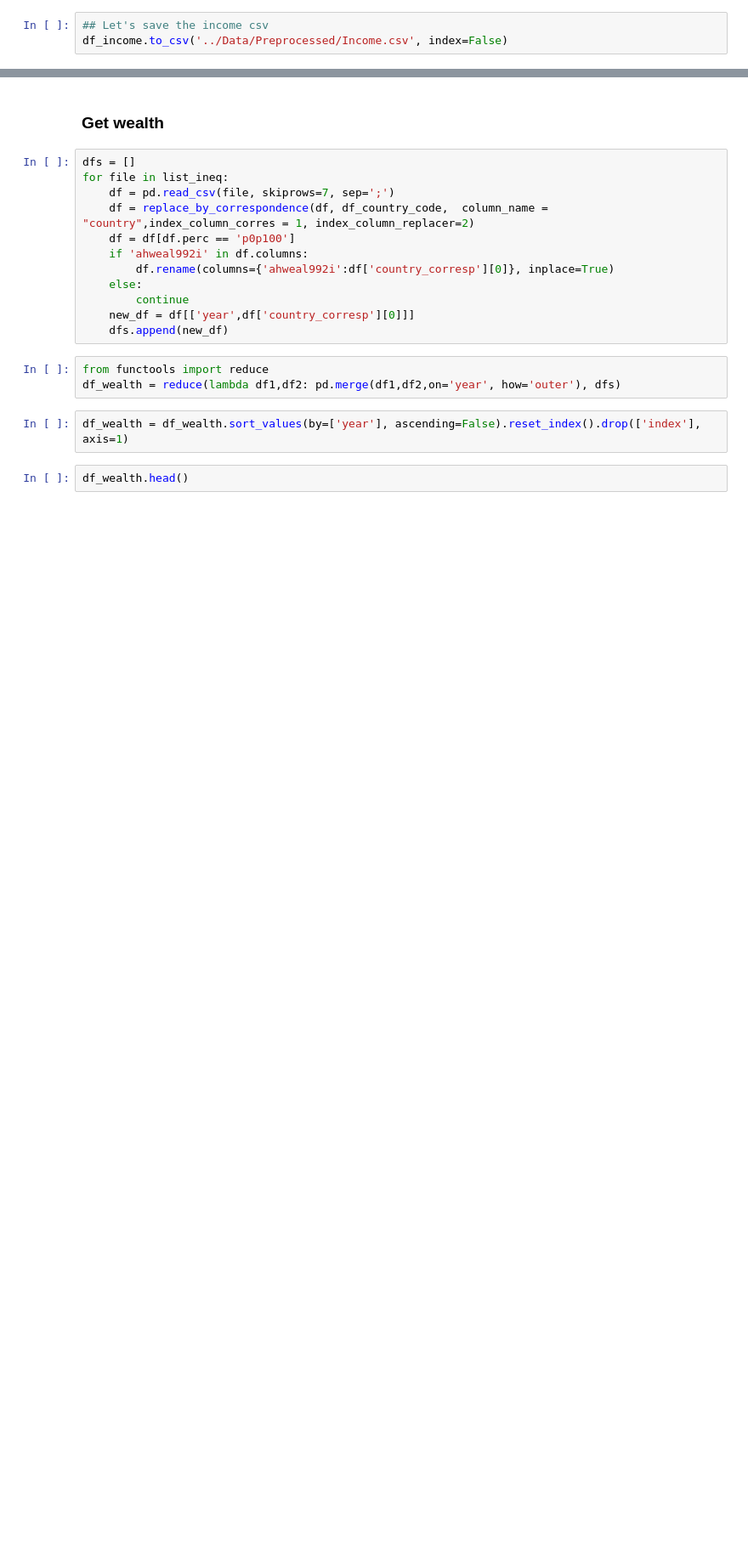
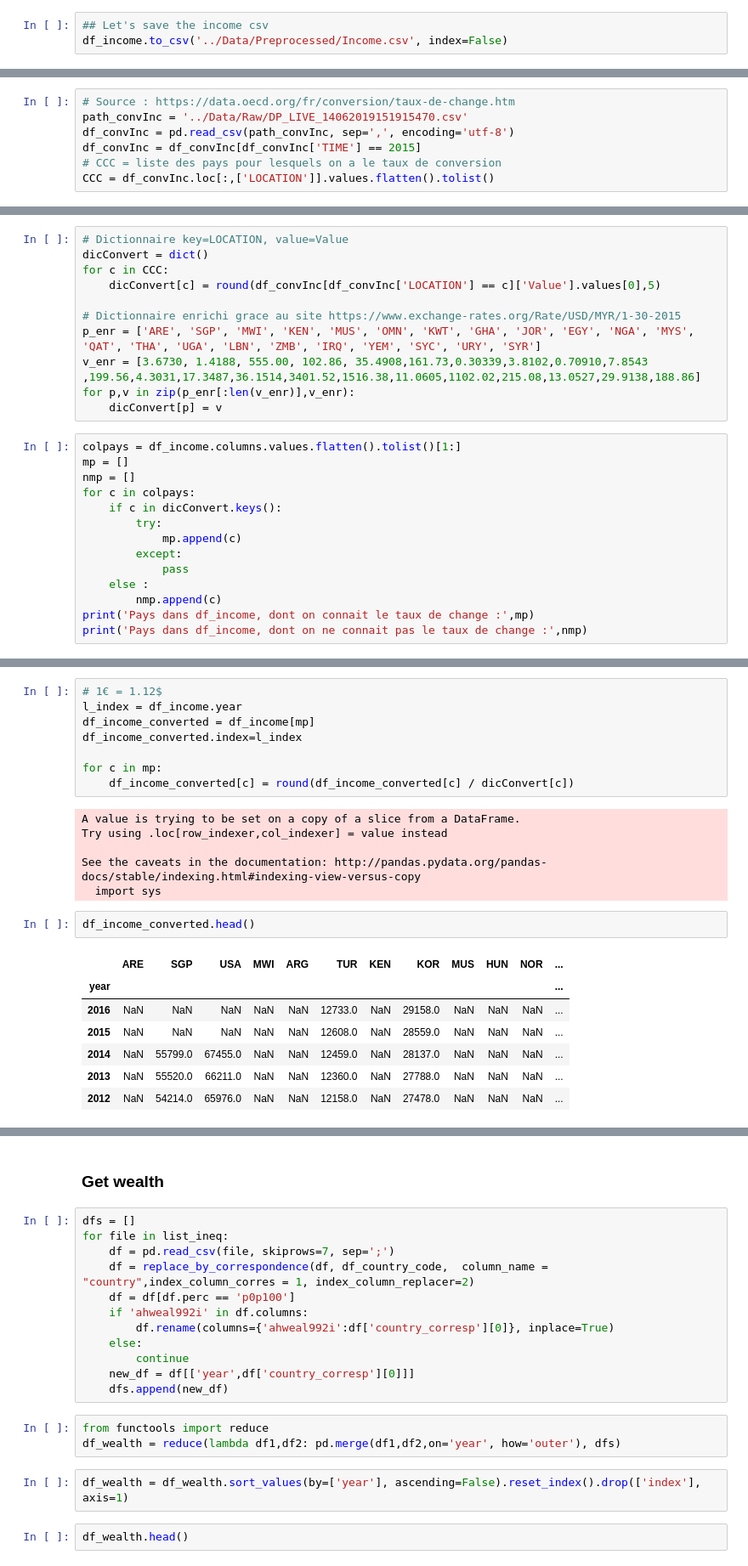
Before and after one commit to kazdaghli/Visualisation-inequalities, a Jupyter notebook: Preprocessing/Preprocessing.ipynb, the cells around one changed output, grey strips where cells are left out. Shown at 85% size. Drawn from its saved outputs; the diff is of its cells as text; blank space fills up the shorter version.

Commit message:
Conversion Income, ajout de donnees

```diff
--- a/Preprocessing/Preprocessing.ipynb
+++ b/Preprocessing/Preprocessing.ipynb
@@ -128,0 +168,7 @@ df_income.to_csv('../Data/Preprocessed/Income.csv', index=False)
+# %%
+# Source : https://data.oecd.org/fr/conversion/taux-de-change.htm
+path_convInc = '../Data/Raw/DP_LIVE_14062019151915470.csv'
+df_convInc = pd.read_csv(path_convInc, sep=',', encoding='utf-8')
+df_convInc = df_convInc[df_convInc['TIME'] == 2015]
+# CCC = liste des pays pour lesquels on a le taux de conversion
+CCC = df_convInc.loc[:,['LOCATION']].values.flatten().tolist()
@@ -128,0 +181,25 @@ df_income.to_csv('../Data/Preprocessed/Income.csv', index=False)
+# %%
+# Dictionnaire key=LOCATION, value=Value
+dicConvert = dict()
+for c in CCC:
+    dicConvert[c] = round(df_convInc[df_convInc['LOCATION'] == c]['Value'].values[0],5)
+
+# Dictionnaire enrichi grace au site https://www.exchange-rates.org/Rate/USD/MYR/1-30-2015
+p_enr = ['ARE', 'SGP', 'MWI', 'KEN', 'MUS', 'OMN', 'KWT', 'GHA', 'JOR', 'EGY', 'NGA', 'MYS', 'QAT', 'THA', 'UGA', 'LBN', 'ZMB', 'IRQ', 'YEM', 'SYC', 'URY', 'SYR']
+v_enr = [3.6730, 1.4188, 555.00, 102.86, 35.4908,161.73,0.30339,3.8102,0.70910,7.8543 ,199.56,4.3031,17.3487,36.1514,3401.52,1516.38,11.0605,1102.02,215.08,13.0527,29.9138,188.86]
+for p,v in zip(p_enr[:len(v_enr)],v_enr):
+    dicConvert[p] = v
+# %%
+colpays = df_income.columns.values.flatten().tolist()[1:]
+mp = []
+nmp = []
+for c in colpays:
+    if c in dicConvert.keys():
+        try:
+            mp.append(c)
+        except:
+            pass
+    else :
+        nmp.append(c)
+print('Pays dans df_income, dont on connait le taux de change :',mp)
+print('Pays dans df_income, dont on ne connait pas le taux de change :',nmp)
@@ -128,0 +209,24 @@ df_income.to_csv('../Data/Preprocessed/Income.csv', index=False)
+# %%
+# 1€ = 1.12$
+l_index = df_income.year
+df_income_converted = df_income[mp]
+df_income_converted.index=l_index
+
+for c in mp:
+    df_income_converted[c] = round(df_income_converted[c] / dicConvert[c])
+# %% [output]
+A value is trying to be set on a copy of a slice from a DataFrame.
+Try using .loc[row_indexer,col_indexer] = value instead
+
+See the caveats in the documentation: http://pandas.pydata.org/pandas-docs/stable/indexing.html#indexing-view-versus-copy
+  import sys
+# %%
+df_income_converted.head()
+# %% [output]
+|  | ARE | SGP | USA | MWI | ARG | TUR | KEN | KOR | MUS | HUN | NOR | ... |
+| year |  |  |  |  |  |  |  |  |  |  |  | ... |
+| 2016 | NaN | NaN | NaN | NaN | NaN | 12733.0 | NaN | 29158.0 | NaN | NaN | NaN | ... |
+| 2015 | NaN | NaN | NaN | NaN | NaN | 12608.0 | NaN | 28559.0 | NaN | NaN | NaN | ... |
+| 2014 | NaN | 55799.0 | 67455.0 | NaN | NaN | 12459.0 | NaN | 28137.0 | NaN | NaN | NaN | ... |
+| 2013 | NaN | 55520.0 | 66211.0 | NaN | NaN | 12360.0 | NaN | 27788.0 | NaN | NaN | NaN | ... |
+| 2012 | NaN | 54214.0 | 65976.0 | NaN | NaN | 12158.0 | NaN | 27478.0 | NaN | NaN | NaN | ... |
```
Also changed, not shown: parts of 16 cells of this notebook, 10 other files.
